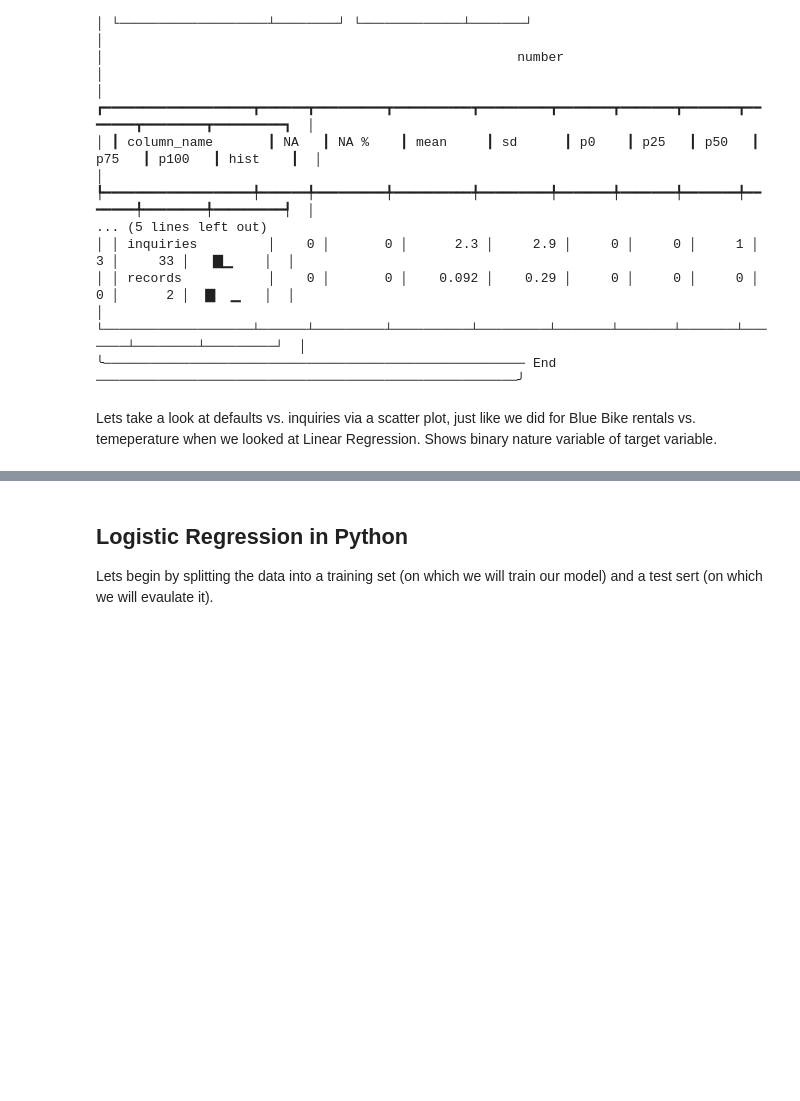
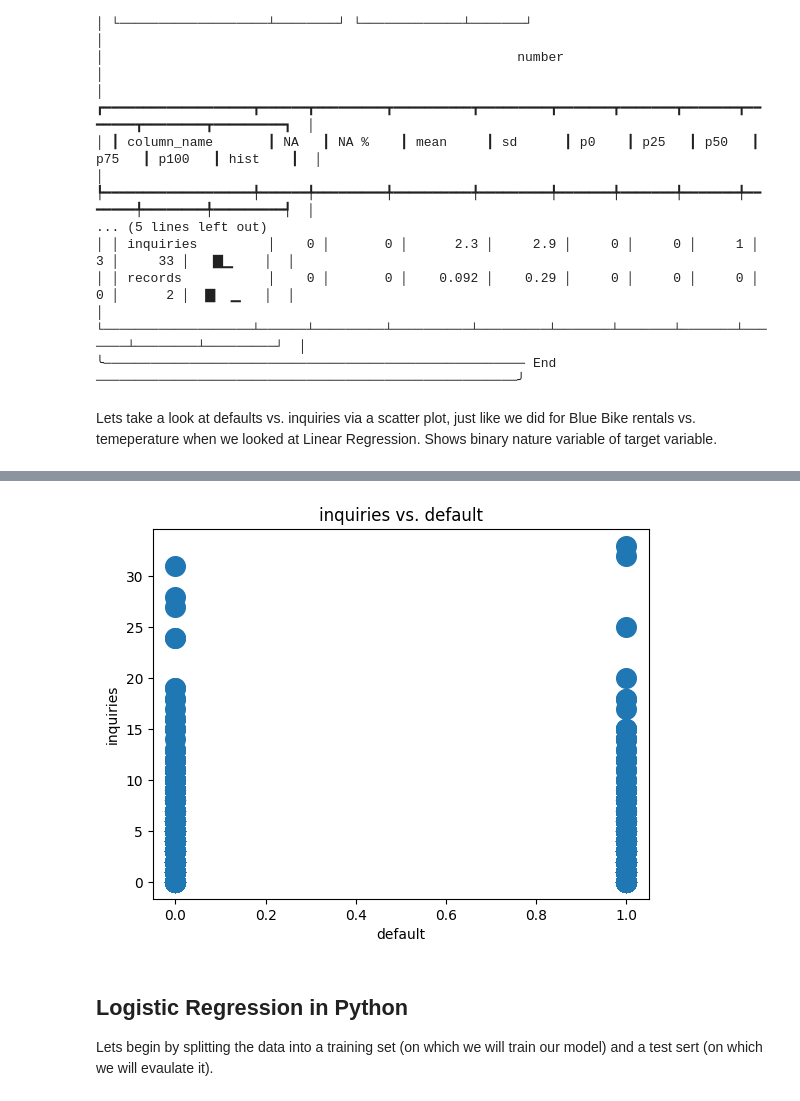
Before and after one commit to Nunez350/DataScienceAndAnalytics, a Jupyter notebook: Logistic_Regression_DMD_XPRO.ipynb, the cells around one changed output, grey strips where cells are left out. Saved outputs shown, nothing was run; the diff lists cells and outputs as text; code cells hidden in the pictures; blank space fills up the shorter version.

```diff
--- a/Logistic_Regression_DMD_XPRO.ipynb
+++ b/Logistic_Regression_DMD_XPRO.ipynb
@@ -327,7 +327,7 @@ skim(df[df['default']==1])
 # %% [markdown]
 Lets take a look at defaults vs. inquiries via a scatter plot, just like we did for Blue Bike rentals vs. temeperature when we looked at Linear Regression. Shows binary nature variable of target variable.
 # %%
-|# plot target variable
+# plot target variable
 # plt.scatter(df['default'], df['inquiries'],alpha =0.0, s=200)
 plt.scatter(df['default'], df['inquiries'], alpha=1.0, s=200)
 plt.title('inquiries vs. default')
@@ -338,3 +338,4 @@ SyntaxError: invalid syntax (<ipython-input-89-5e93b0b51af0>, line 1)
+[figure, added]
 # %% [markdown]
 ## **Logistic Regression in Python**
 
```
Also changed, not shown: parts of 14 cells of this notebook.
